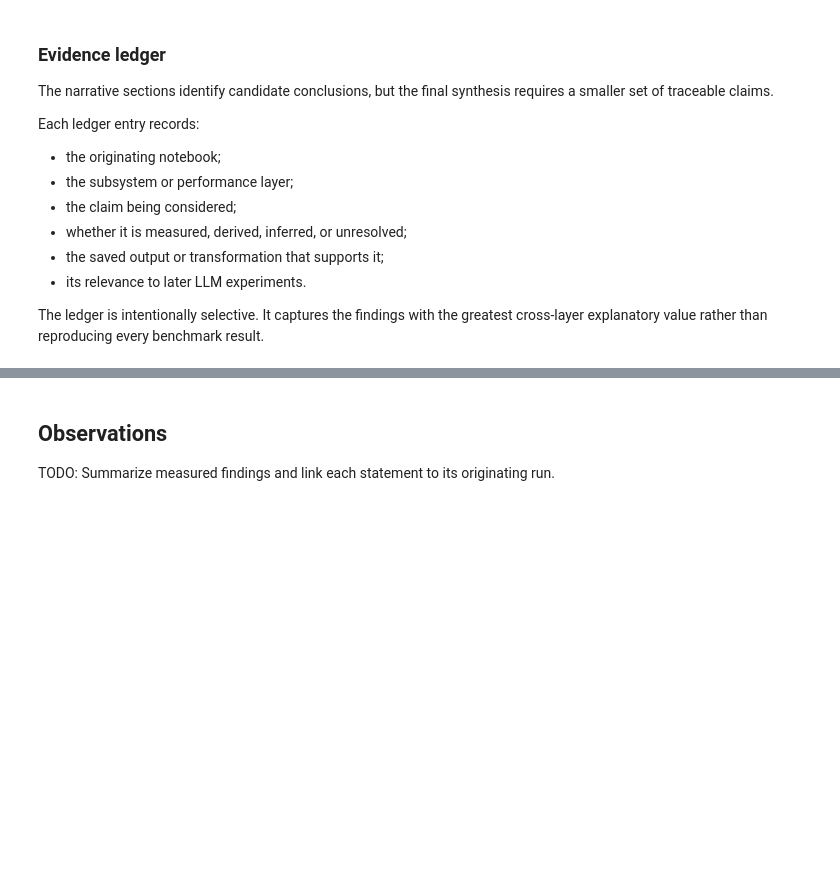
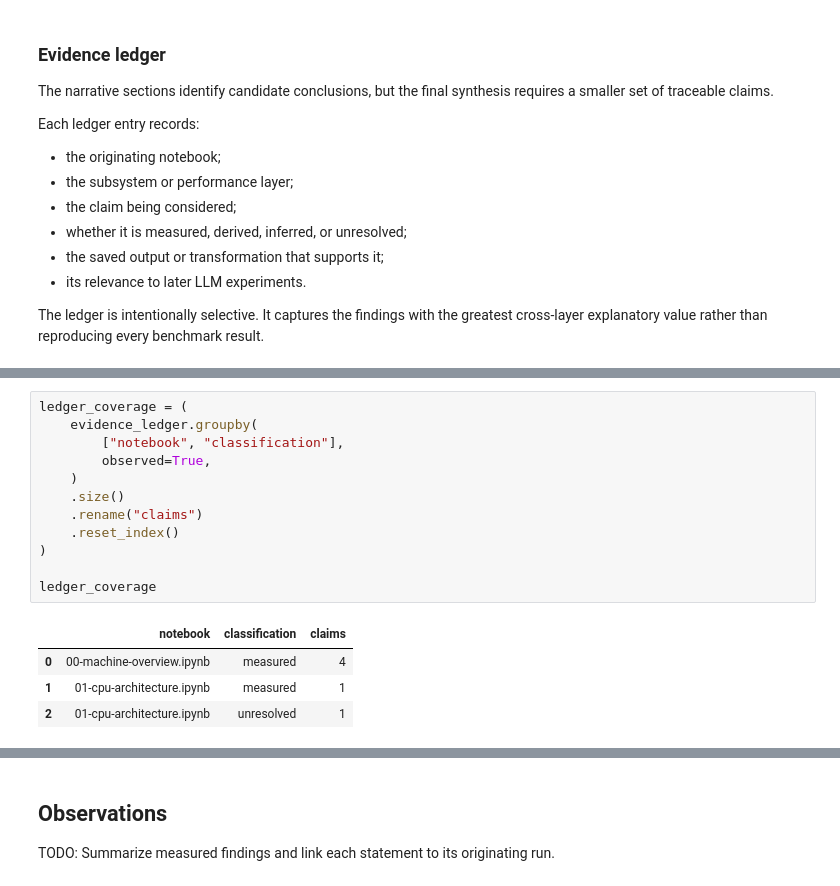
Before and after one commit to coert/dgx-spark-lab, a Jupyter notebook: experiments/00-foundations/10-summary.ipynb, the cells around one changed output, grey strips where cells are left out. Drawn from its saved outputs; the diff is of its cells as text; blank space fills up the shorter version.

Commit message:
Populate initial foundations evidence ledger

```diff
--- a/experiments/00-foundations/10-summary.ipynb
+++ b/experiments/00-foundations/10-summary.ipynb
@@ -576,0 +680,17 @@ The empty ledger is deliberate. The next pass will populate it only after checki
+# %%
+ledger_coverage = (
+    evidence_ledger.groupby(
+        ["notebook", "classification"],
+        observed=True,
+    )
+    .size()
+    .rename("claims")
+    .reset_index()
+)
+
+ledger_coverage
+# %% [output]
+|  | notebook | classification | claims |
+| 0 | 00-machine-overview.ipynb | measured | 4 |
+| 1 | 01-cpu-architecture.ipynb | measured | 1 |
+| 2 | 01-cpu-architecture.ipynb | unresolved | 1 |
```
Also changed, not shown: parts of 7 cells of this notebook.
